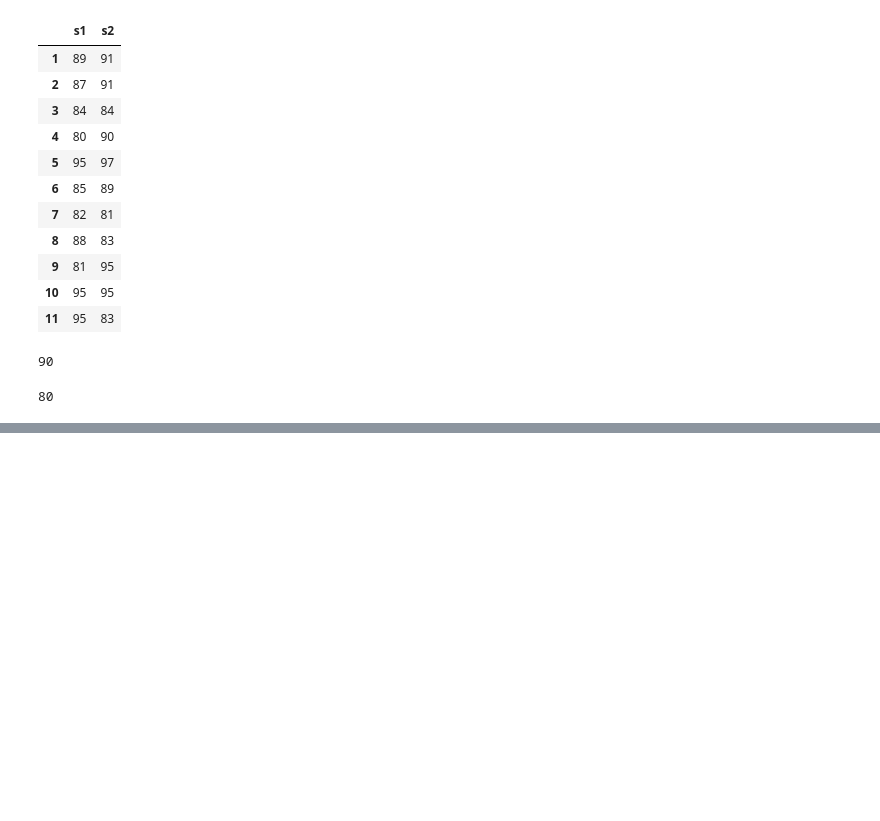
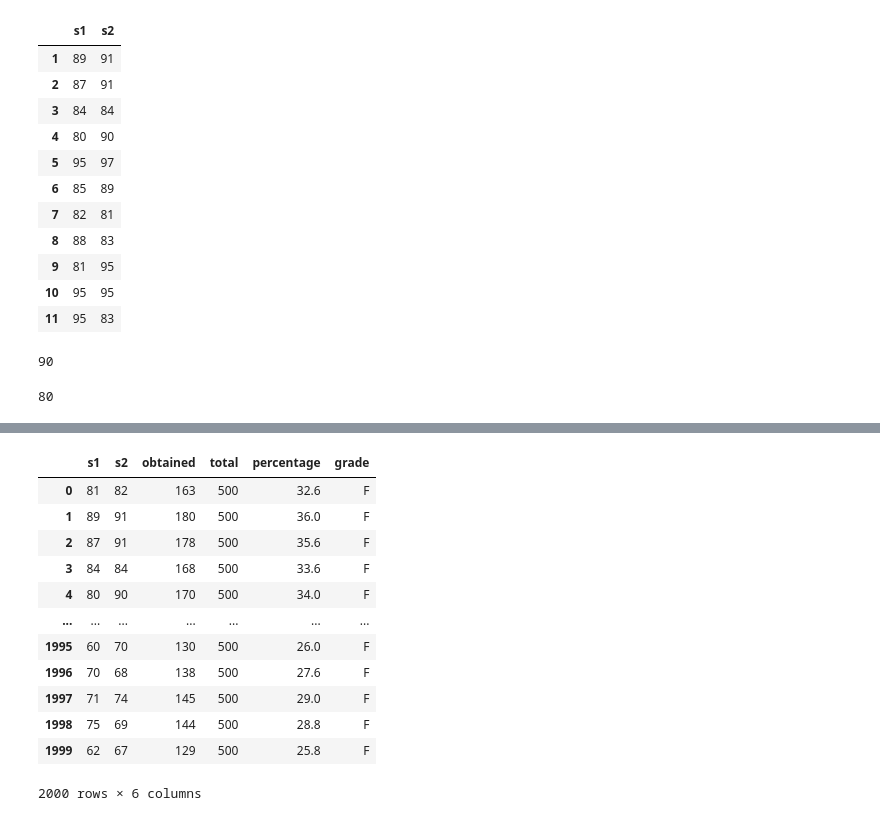
Before and after one commit to Fatima-naeem66744/batch-62, a Jupyter notebook: learn_python/python-lectures/CLASS18/class18.ipynb, the cells around one changed output, grey strips where cells are left out. Cells and saved outputs as stored; diff of their text form; code cells hidden in the pictures; blank space fills up the shorter version.

```diff
--- a/learn_python/python-lectures/CLASS18/class18.ipynb
+++ b/learn_python/python-lectures/CLASS18/class18.ipynb
@@ -389,0 +401,5 @@ df.iat[4 , 0]
+# %%
+def fn_obtained(s1 , s2):
+    return s1+s2
+
+df[['s1' , 's2']].apply(fn_obtained)  # error occurs
@@ -389,0 +408,6 @@ df.iat[4 , 0]
+# %%
+def fn_obtained(s1 , s2):
+    return s1+s2
+
+df1 = df[['s1' , 's2']].apply(lambda x: fn_obtained(*x),axis = 1)  # error solve
+print(df1.head())
@@ -389,0 +436,37 @@ df.iat[4 , 0]
+# %%
+def fn_obtained(s1, s2):
+    total = 500
+    obtained = s1 + s2
+    percentage = obtained / total * 100
+    grade = ''
+    if percentage >= 90:
+        grade = 'A'
+    elif percentage >= 80:
+        grade = 'B'
+    elif percentage >= 70:
+        grade = 'C'
+    elif percentage >= 60:
+        grade = 'D'
+    else:
+        grade = 'F'
+
+    return total, obtained, percentage, grade  # Return all values in a tuple
+
+# Apply the function to create new columns
+df[['total', 'obtained', 'percentage', 'grade']] = pd.DataFrame(df[['s1', 's2']].apply(lambda x: fn_obtained(*x), axis=1).tolist(), index=df.index)
+
+df  # This will display the updated DataFrame
+# %% [output]
+|  | s1 | s2 | obtained | total | percentage | grade |
+| 0 | 81 | 82 | 163 | 500 | 32.6 | F |
+| 1 | 89 | 91 | 180 | 500 | 36.0 | F |
+| 2 | 87 | 91 | 178 | 500 | 35.6 | F |
+| 3 | 84 | 84 | 168 | 500 | 33.6 | F |
+| 4 | 80 | 90 | 170 | 500 | 34.0 | F |
+| ... | ... | ... | ... | ... | ... | ... |
+| 1995 | 60 | 70 | 130 | 500 | 26.0 | F |
+| 1996 | 70 | 68 | 138 | 500 | 27.6 | F |
+| 1997 | 71 | 74 | 145 | 500 | 29.0 | F |
+| 1998 | 75 | 69 | 144 | 500 | 28.8 | F |
+| 1999 | 62 | 67 | 129 | 500 | 25.8 | F |
+2000 rows × 6 columns
```
Also changed, not shown: parts of 11 cells of this notebook.
